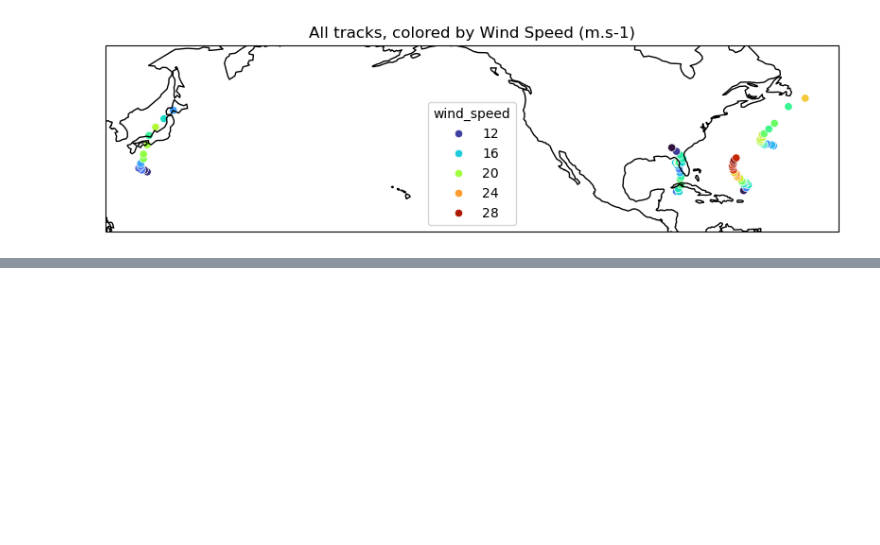
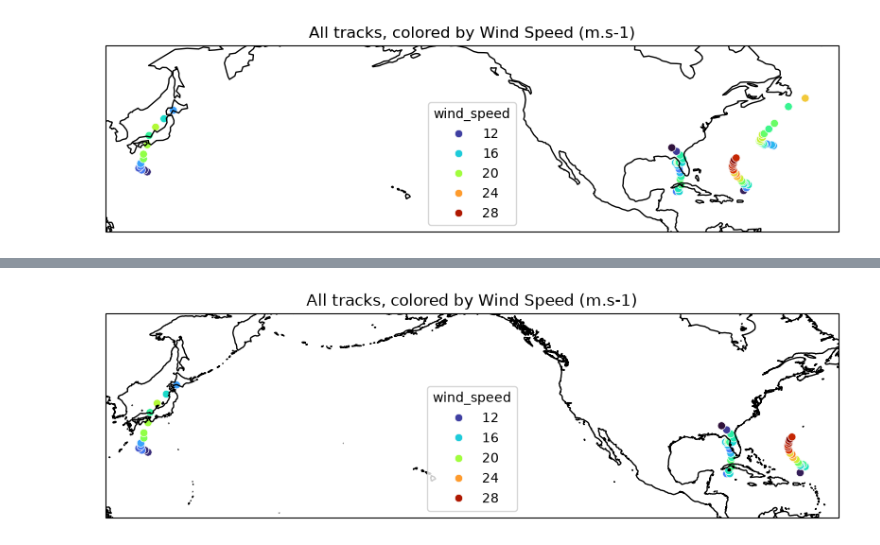
Before and after one commit to Cambridge-ICCS/TCTrack, a Jupyter notebook: tutorial/tempest_extremes.ipynb, the cells around one changed output, grey strips where cells are left out. Cells and saved outputs as stored; diff of their text form; code cells hidden in the pictures; blank space fills up the shorter version.

```diff
--- a/tutorial/tempest_extremes.ipynb
+++ b/tutorial/tempest_extremes.ipynb
@@ -265,13 +265,18 @@ Finally we can visualise the results by plotting the tracks on a map. We use [hu
 import huracanpy
 import matplotlib.pyplot as plt
 
-tracks = huracanpy.load("tracks_tempest_extremes.nc", trajectory_id=["trajectory"])
 
-intensity = tracks.wind_speed
-fig, ax = huracanpy.plot.tracks(tracks.lon, tracks.lat, intensity_var=intensity)
+def plot_tracks(filename):  # noqa: D103
+    tracks = huracanpy.load(filename, trajectory_id=["trajectory"])
 
-ax.set_ylim(10, 60)
-plt.title(f"All tracks, colored by {intensity.long_name} ({intensity.units})")
-plt.show()
+    intensity = tracks.wind_speed
+    _, ax = huracanpy.plot.tracks(tracks.lon, tracks.lat, intensity_var=intensity)
+
+    ax.set_ylim(10, 60)
+    plt.title(f"All tracks, colored by {intensity.long_name} ({intensity.units})")
+    plt.show()
+
+
+plot_tracks("tracks_tempest_extremes.nc")
 # %% [output]
 [figure]
@@ -277,0 +289,18 @@ plt.show()
+# %%
+te_tracker.detect_parameters.closed_contours = [
+    # Sea-level pressure must increase by more than 300 Pa within 5.5° of the minimum.
+    te.TEContour(var="msl", delta=300.0, dist=5.5, minmaxdist=0.0),
+    # The geopotential height difference must decrease by more than 10 m within 6.5° of
+    # the maximum, which must be within 1° of the minimum sea-level pressure.
+    te.TEContour(
+        var="_DIFF(z(300hPa),z(500hPa))",
+        delta=-10.0 * GRAVITY,
+        dist=6.5,
+        minmaxdist=1.0,
+    ),
+]
+te_tracker.run_tracker("tracks_tempest_extremes_2.nc", verbosity=0)
+
+plot_tracks("tracks_tempest_extremes_2.nc")
+# %% [output]
+[figure, added]
```
Also changed, not shown: parts of 1 cell of this notebook, 1 other file.
